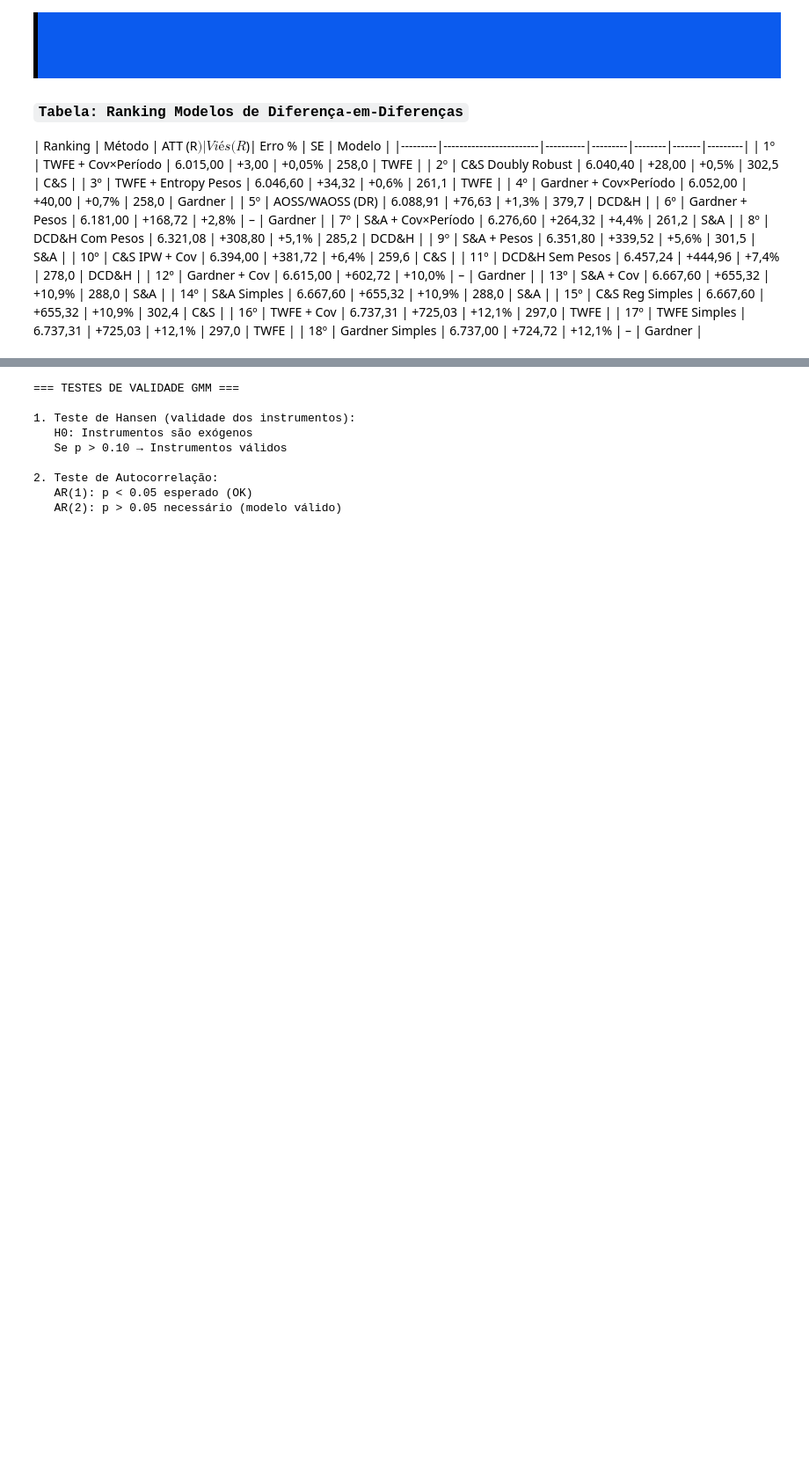
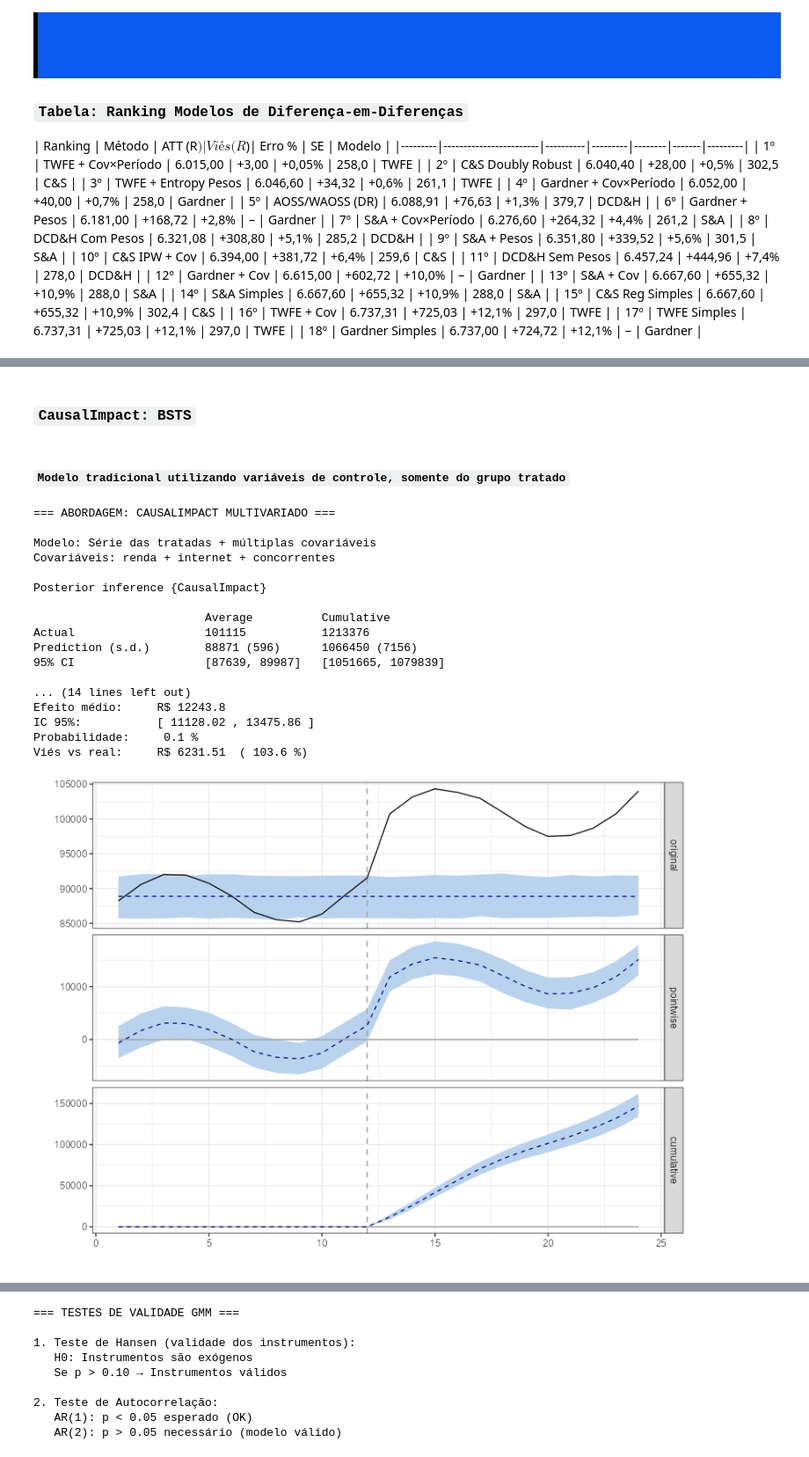
Before and after one commit to silviopaula/ciencia-dados-portifolio, a Jupyter notebook: Marketing_causal_inference/Script R- Marketing e inferência causal.ipynb, the cells around one changed output, grey strips where cells are left out. Shown at 88% size. Drawn from its saved outputs; the diff is of its cells as text; code cells hidden in the pictures; blank space fills up the shorter version.

```diff
--- a/Marketing_causal_inference/Script R- Marketing e inferência causal.ipynb
+++ b/Marketing_causal_inference/Script R- Marketing e inferência causal.ipynb
@@ -5457,0 +3907,2 @@ Efeito causal (System GMM): 6378.91
+# %% [markdown]
+### **`CausalImpact: BSTS`**
@@ -5457,0 +3946,61 @@ Efeito causal (System GMM): 6378.91
+# %% [markdown]
+#### **`Modelo tradicional utilizando variáveis de controle, somente do grupo tratado`**
+# %%
+# ============================================
+# MULTIVARIADO (COVARIÁVEIS SOMENTE DO GRUPO DE TRATADO)
+# ============================================
+
+cat("\n=== ABORDAGEM: CAUSALIMPACT MULTIVARIADO ===\n\n")
+cat("Modelo: Série das tratadas + múltiplas covariáveis\n")
+cat("Covariáveis: renda + internet + concorrentes\n\n")
+
+ts_multivariado <- zoo(
+                      dados_ci_base %>%
+                        dplyr::select(
+                          vendas_tratadas,     # Série tratada (Y) variável de resposta
+                          renda_tratadas,      # Covariável 1 tratados
+                          internet_tratadas,   # Covariável 2 tratados
+                          concorrentes_tratadas# Covariável 3 tratados
+                        ),
+                      order.by = dados_ci_base$periodo
+                    )
+
+# Rodar modelo
+impacto_multi <- CausalImpact(ts_multivariado, pre_period, post_period)
+
+# Resultados
+print(summary(impacto_multi))
+plot(impacto_multi)
+
+# Extrair métricas
+efeito_multi       <- impacto_multi$summary$AbsEffect[1]
+efeito_multi_lower <- impacto_multi$summary$AbsEffect.lower[1]
+efeito_multi_upper <- impacto_multi$summary$AbsEffect.upper[1]
+prob_multi         <- impacto_multi$summary$p[1]
+
+cat("\n--- RESUMO MULTIVARIADO ---\n")
+cat("Efeito médio:     R$", round(efeito_multi, 2), "\n")
+cat("IC 95%:           [", round(efeito_multi_lower, 2), ",",
+    round(efeito_multi_upper, 2), "]\n")
+cat("Probabilidade:    ", round(prob_multi * 100, 2), "%\n")
+cat("Viés vs real:     R$", round(efeito_multi - efeito_verdadeiro, 2),
+    " (", round(100 * (efeito_multi - efeito_verdadeiro) / efeito_verdadeiro, 1), "%)\n\n")
+# %% [output]
+=== ABORDAGEM: CAUSALIMPACT MULTIVARIADO ===
+
+Modelo: Série das tratadas + múltiplas covariáveis
+Covariáveis: renda + internet + concorrentes
+
+Posterior inference {CausalImpact}
+
+                         Average          Cumulative
+Actual                   101115           1213376
+Prediction (s.d.)        88871 (596)      1066450 (7156)
+95% CI                   [87639, 89987]   [1051665, 1079839]
+
+... (14 lines left out)
+Efeito médio:     R$ 12243.8
+IC 95%:           [ 11128.02 , 13475.86 ]
+Probabilidade:     0.1 %
+Viés vs real:     R$ 6231.51  ( 103.6 %)
+[figure, added]
```
Also changed, not shown: parts of 64 cells of this notebook, 8 other files.
